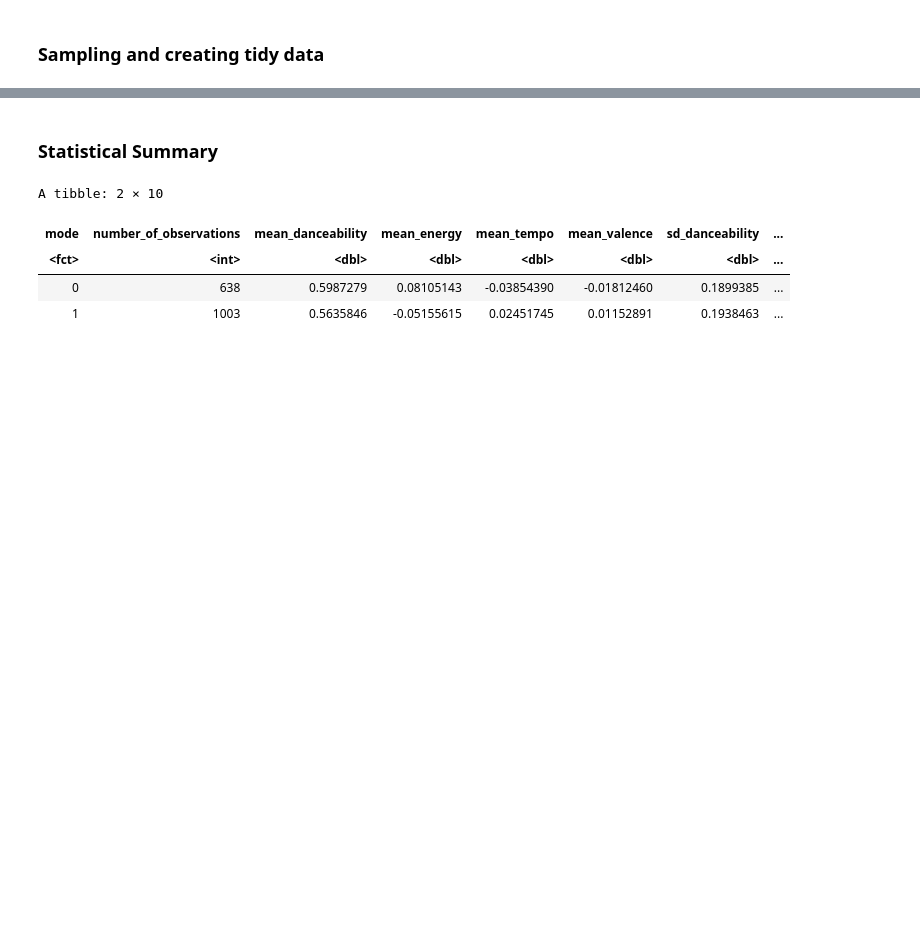
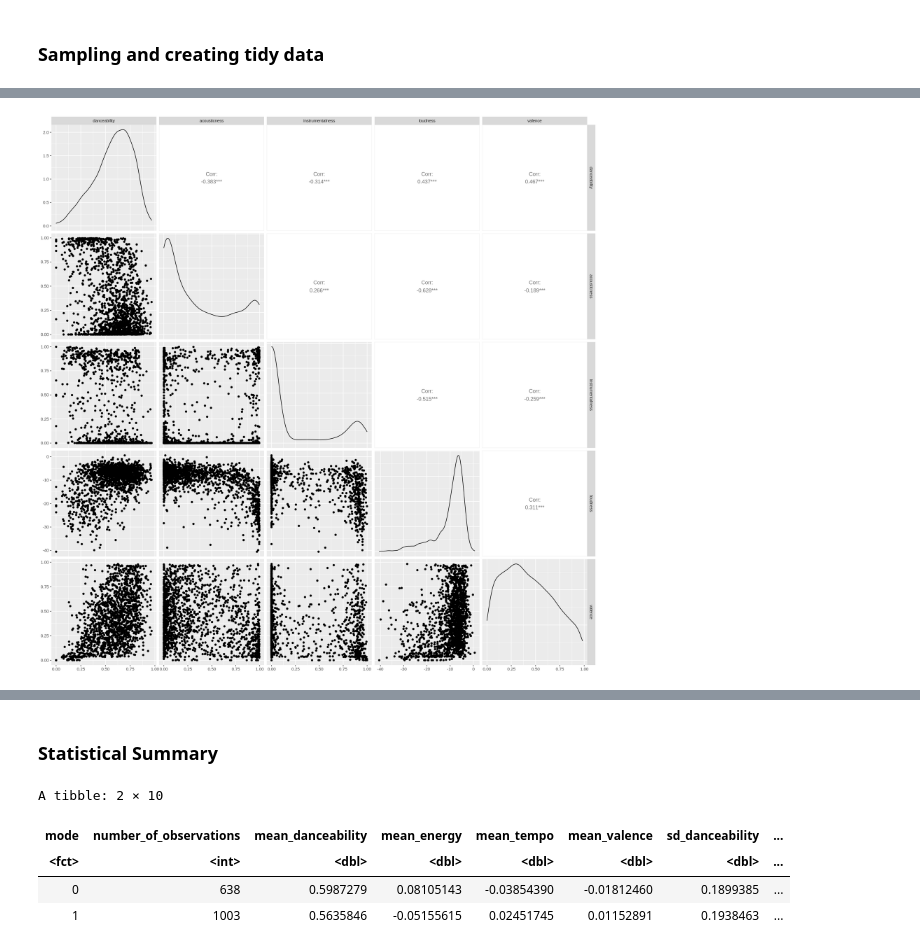
Before and after one commit to eshuaiii/dsci-100-2022w1-group-79, a Jupyter notebook: 79_project_report.ipynb, the cells around one changed output, grey strips where cells are left out. Cells and saved outputs as stored; diff of their text form; code cells hidden in the pictures; blank space fills up the shorter version.

```diff
--- a/79_project_report.ipynb
+++ b/79_project_report.ipynb
@@ -132,0 +144,31 @@ A tibble: 1634 × 5
+# %%
+# Rewrite: just keep ggpairs as description
+
+# --- Clean and wrangle our training data into a tidy format ---
+    # due to the range of different predictors, we rescaled "energy", "tempo", and "valence"
+    # and transformed "mode" into the factor type as it only has two levels
+
+# !!! show tempo graph, realize that 0 cannot work, redo analysis and show graphs.
+options(repr.plot.width = 16, repr.plot.height = 16)
+# hello <- ggpairs(spotify_training)
+# hello
+# hi <- cor(spotify_training)
+# hi
+
+# from our preliminary analysis, we can see that acousticness, instrumentalness, loudness, and valence are among the top 4.
+# By intuition, we would also like to explore the effects of tempo.
+
+spotify_training_test <- spotify_training |>
+    select(danceability, acousticness, instrumentalness, loudness, valence) |>
+    ggpairs()
+spotify_training_test
+
+# spotify_training_cleaned <- spotify_training |>
+#                 filter(tempo != 0) |>
+#                 mutate(energy = as.numeric(scale(energy)),
+#                        tempo = as.numeric(scale(tempo)),
+#                        valence = as.numeric(scale(valence)),
+#                        mode = as_factor(mode))
+# head(spotify_training_cleaned, 5)
+# %% [output]
+[figure, added]
```
Also changed, not shown: parts of 5 cells of this notebook.
